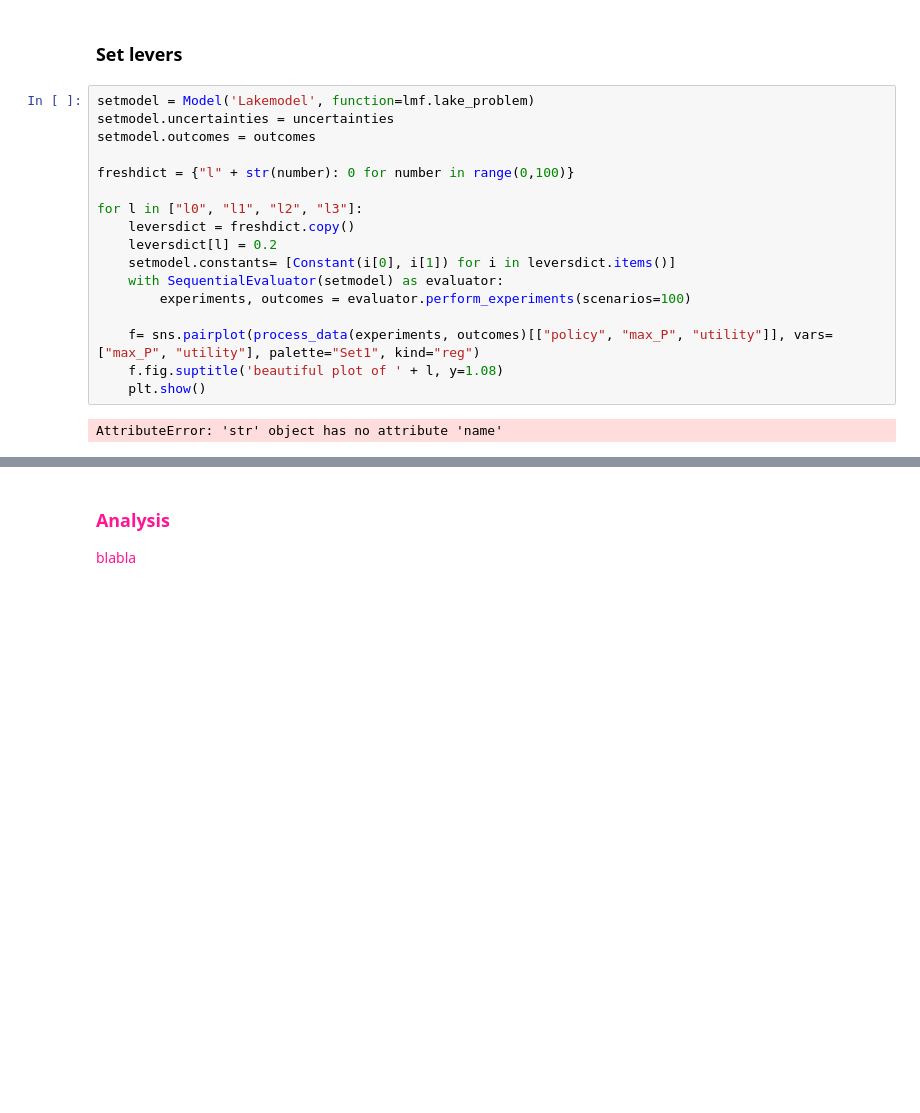
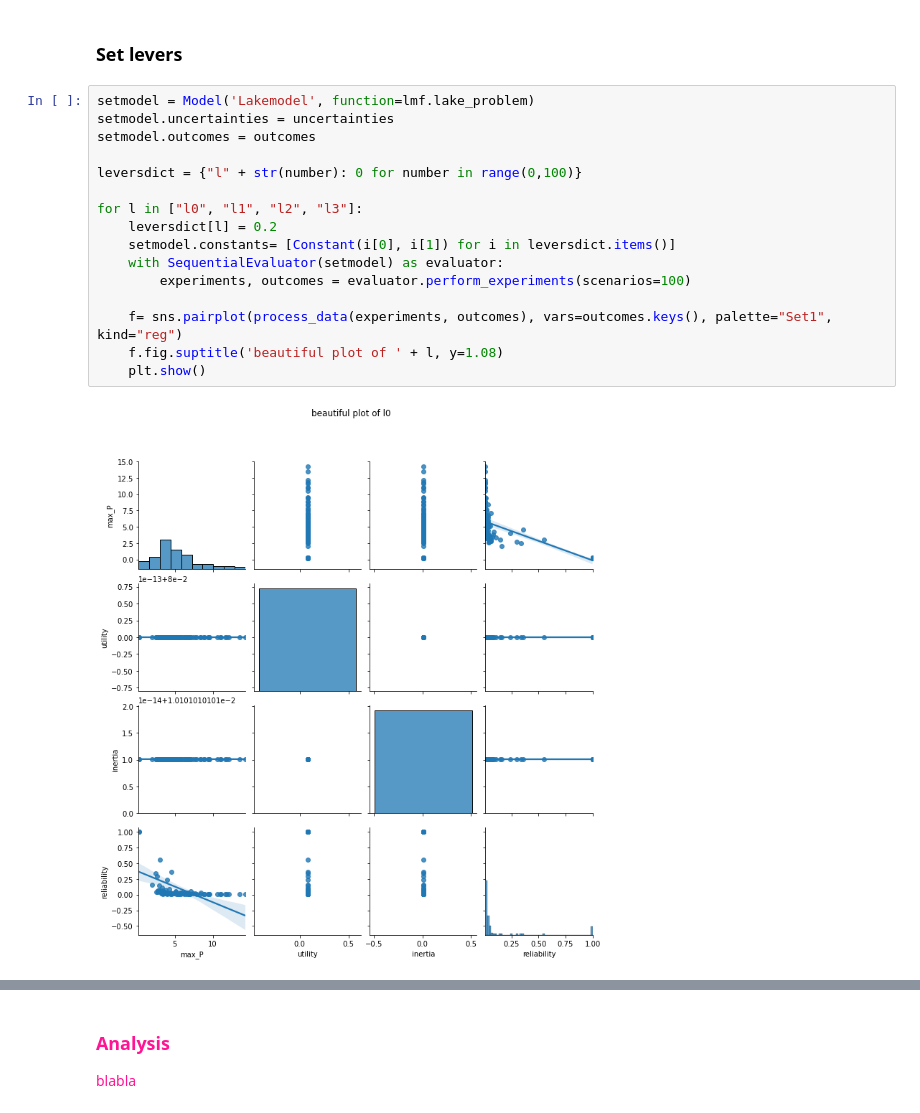
Before and after one commit to Lischip/FabiosDecisions, a Jupyter notebook: epa1361/Week 1-2 - general intro to exploratory modelling/assignment 2 - lakemodel.ipynb, the cells around one changed output, grey strips where cells are left out. Cells and saved outputs as stored; diff of their text form; blank space fills up the shorter version.

Commit message:
included all outcomes

```diff
--- a/epa1361/Week 1-2 - general intro to exploratory modelling/assignment 2 - lakemodel.ipynb
+++ b/epa1361/Week 1-2 - general intro to exploratory modelling/assignment 2 - lakemodel.ipynb
@@ -150,19 +150,18 @@ plt.show()
 # %%
 setmodel = Model('Lakemodel', function=lmf.lake_problem)
 setmodel.uncertainties = uncertainties
 setmodel.outcomes = outcomes
 
-freshdict = {"l" + str(number): 0 for number in range(0,100)}
+leversdict = {"l" + str(number): 0 for number in range(0,100)}
 
 for l in ["l0", "l1", "l2", "l3"]:
-    leversdict = freshdict.copy()
     leversdict[l] = 0.2
     setmodel.constants= [Constant(i[0], i[1]) for i in leversdict.items()]
     with SequentialEvaluator(setmodel) as evaluator:
         experiments, outcomes = evaluator.perform_experiments(scenarios=100)
 
-    f= sns.pairplot(process_data(experiments, outcomes)[["policy", "max_P", "utility"]], vars=["max_P", "utility"], palette="Set1", kind="reg")
+    f= sns.pairplot(process_data(experiments, outcomes), vars=outcomes.keys(), palette="Set1", kind="reg")
     f.fig.suptitle('beautiful plot of ' + l, y=1.08)
     plt.show()
 # %% [output]
-AttributeError: 'str' object has no attribute 'name'
+[figure, added]
```
Also changed, not shown: parts of 1 cell of this notebook.
